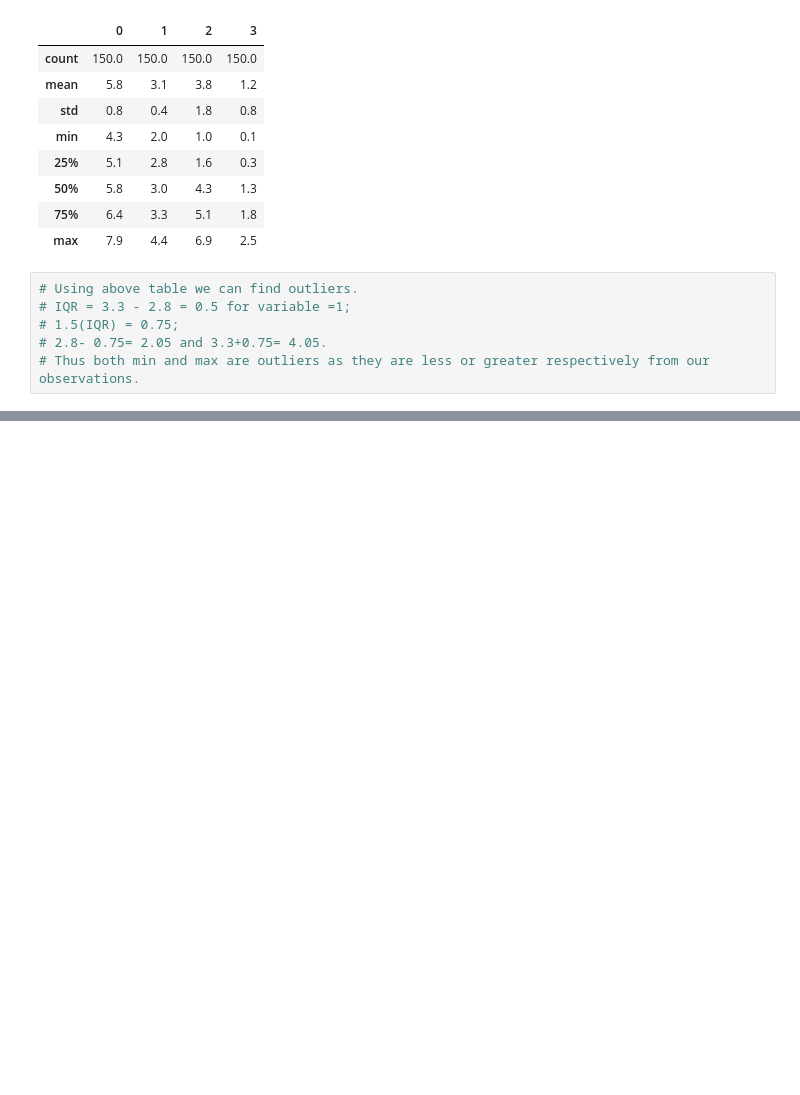
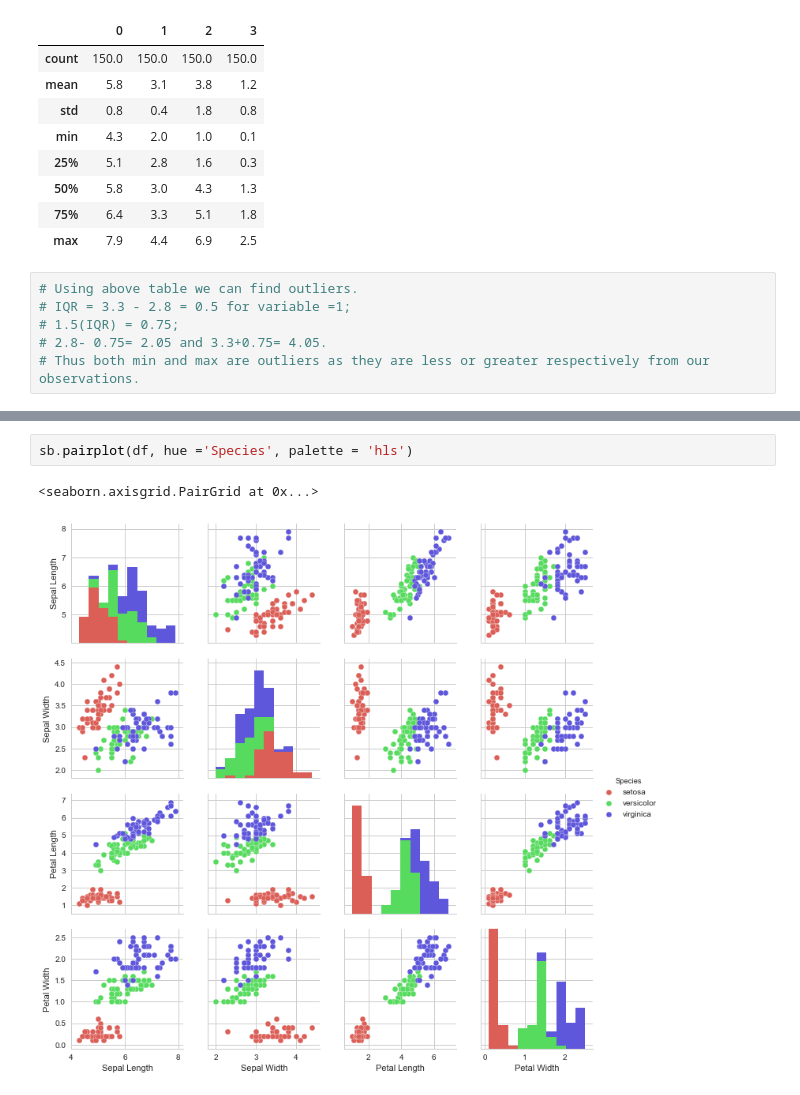
Before and after one commit to DhanashreePokale/Data-Mining, a Jupyter notebook: Outlier Detection/Outlier Detection.ipynb, the cells around one changed output, grey strips where cells are left out. Cells and saved outputs as stored; diff of their text form; blank space fills up the shorter version.

```diff
--- a/Outlier Detection/Outlier Detection.ipynb
+++ b/Outlier Detection/Outlier Detection.ipynb
@@ -87,0 +97,5 @@ X_df.describe()
+# %%
+sb.pairplot(df, hue ='Species', palette = 'hls')
+# %% [output]
+<seaborn.axisgrid.PairGrid at 0x...>
+[figure, added]
```
Also changed, not shown: parts of 8 cells of this notebook.
